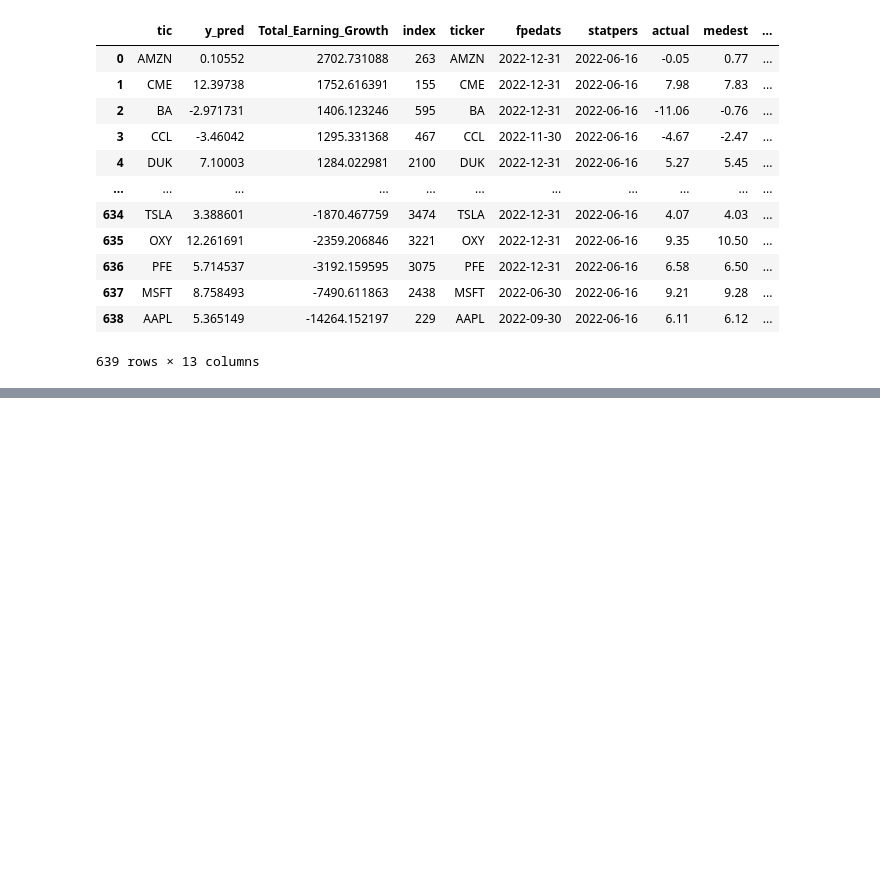
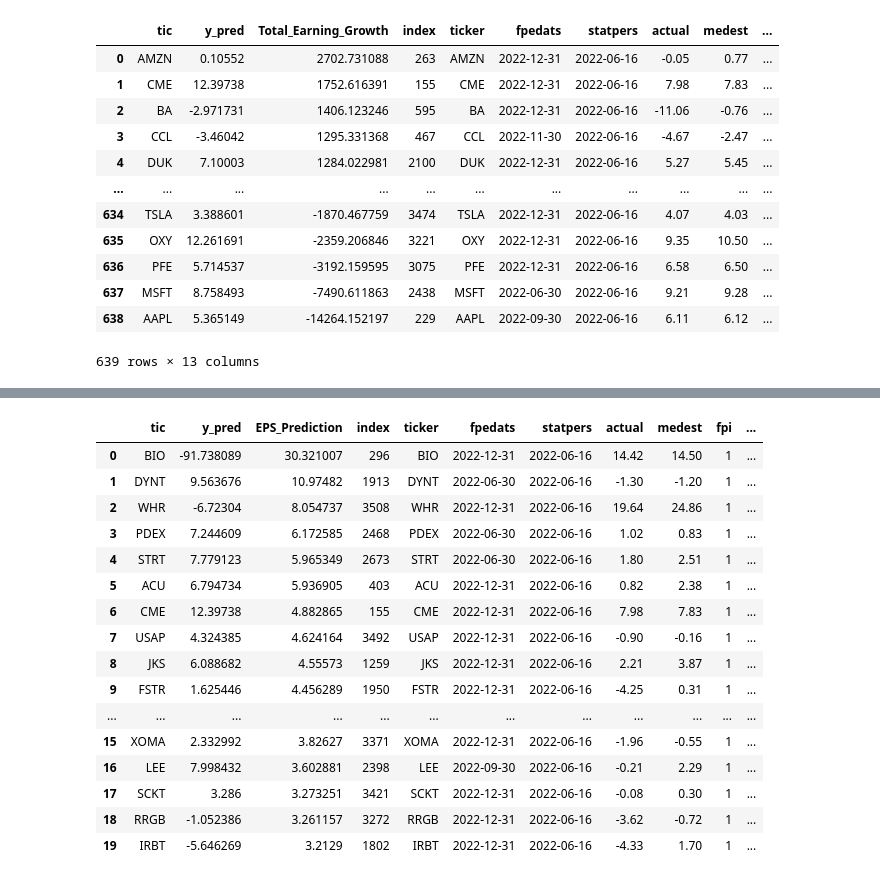
Before and after one commit to MapleKnightOfRiverwood/company-earining-projection, a Jupyter notebook: GA_V1.ipynb, the cells around one changed output, grey strips where cells are left out. Saved outputs shown, nothing was run; the diff lists cells and outputs as text; code cells hidden in the pictures; blank space fills up the shorter version.

```diff
--- a/GA_V1.ipynb
+++ b/GA_V1.ipynb
@@ -665,3 +665,26 @@ prediction_2022
 | 637 | MSFT | 8.758493 | -7490.611863 | 2438 | MSFT | 2022-06-30 | 2022-06-16 | 9.21 | 9.28 | ... |
 | 638 | AAPL | 5.365149 | -14264.152197 | 229 | AAPL | 2022-09-30 | 2022-06-16 | 6.11 | 6.12 | ... |
 639 rows × 13 columns
+# %%
+# 2022 Prediciton, EPS prediction
+models = {'HVZ_one': models['HVZ_one']}
+
+for model_name, model in models.items():
+    print(model_name)
+    X = X_pred_HVZs_2022_select[['at', 'dvc', 'DD', 'E', 'NegE', 'AC']]
+
+    X = add_constant(X)
+
+    y_pred = model.predict(X)
+    y_pred_df = pd.DataFrame(y_pred, columns=['y_pred'])
+    y_pred_df['y_pred'] = y_pred_df['y_pred'] / X_pred_HVZs_2022_select['csho']
+
+    y_pred_df = pd.concat([X_pred_HVZs_2022['tic'], y_pred_df], axis=1)
+    # y_pred_df = pd.concat([y_pred_df, y], axis=1)
+    # y_pred_df = pd.merge(y_pred_df,y, on= 'tic', how='inner')
+
+    # y_pred_df['bias'] = (y_pred_df['E_deflat'] - y_pred_df['y_pred'])/(X_pred_HVZs_2022_select['mrk_eq']/X_pred_HVZs_2022_select['csho']/1000000)
+    # y_pred_df['accuracy'] = np.absolute(y_pred_df['bias'])
+    y_pred_df['EPS_Prediction_Growth'] = y_pred_df['y_pred'] - X['E'] / X_pred_HVZs_2022_select['csho']
+    y_pred_df = y_pred_df.sort_values(by='EPS_Prediction_Growth', ascending=False)
+    print(y_pred_df.head(20))
@@ -667,0 +709,22 @@ prediction_2022
+# %%
+prediction_2022 = pd.merge(y_pred_df, df_analyst_raw_test_2022, how='inner', left_on=['tic'], right_on=['ticker'])
+prediction_2022 = prediction_2022.sort_values(by='EPS_Prediction_Growth', ascending=False)
+prediction_2022.head(20)
+# %% [output]
+|  | tic | y_pred | EPS_Prediction | index | ticker | fpedats | statpers | actual | medest | fpi | ... |
+| 0 | BIO | -91.738089 | 30.321007 | 296 | BIO | 2022-12-31 | 2022-06-16 | 14.42 | 14.50 | 1 | ... |
+| 1 | DYNT | 9.563676 | 10.97482 | 1913 | DYNT | 2022-06-30 | 2022-06-16 | -1.30 | -1.20 | 1 | ... |
+| 2 | WHR | -6.72304 | 8.054737 | 3508 | WHR | 2022-12-31 | 2022-06-16 | 19.64 | 24.86 | 1 | ... |
+| 3 | PDEX | 7.244609 | 6.172585 | 2468 | PDEX | 2022-06-30 | 2022-06-16 | 1.02 | 0.83 | 1 | ... |
+| 4 | STRT | 7.779123 | 5.965349 | 2673 | STRT | 2022-06-30 | 2022-06-16 | 1.80 | 2.51 | 1 | ... |
+| 5 | ACU | 6.794734 | 5.936905 | 403 | ACU | 2022-12-31 | 2022-06-16 | 0.82 | 2.38 | 1 | ... |
+| 6 | CME | 12.39738 | 4.882865 | 155 | CME | 2022-12-31 | 2022-06-16 | 7.98 | 7.83 | 1 | ... |
+| 7 | USAP | 4.324385 | 4.624164 | 3492 | USAP | 2022-12-31 | 2022-06-16 | -0.90 | -0.16 | 1 | ... |
+| 8 | JKS | 6.088682 | 4.55573 | 1259 | JKS | 2022-12-31 | 2022-06-16 | 2.21 | 3.87 | 1 | ... |
+| 9 | FSTR | 1.625446 | 4.456289 | 1950 | FSTR | 2022-12-31 | 2022-06-16 | -4.25 | 0.31 | 1 | ... |
+| ... | ... | ... | ... | ... | ... | ... | ... | ... | ... | ... | ... |
+| 15 | XOMA | 2.332992 | 3.82627 | 3371 | XOMA | 2022-12-31 | 2022-06-16 | -1.96 | -0.55 | 1 | ... |
+| 16 | LEE | 7.998432 | 3.602881 | 2398 | LEE | 2022-09-30 | 2022-06-16 | -0.21 | 2.29 | 1 | ... |
+| 17 | SCKT | 3.286 | 3.273251 | 3421 | SCKT | 2022-12-31 | 2022-06-16 | -0.08 | 0.30 | 1 | ... |
+| 18 | RRGB | -1.052386 | 3.261157 | 3272 | RRGB | 2022-12-31 | 2022-06-16 | -3.62 | -0.72 | 1 | ... |
+| 19 | IRBT | -5.646269 | 3.2129 | 1802 | IRBT | 2022-12-31 | 2022-06-16 | -4.33 | 1.70 | 1 | ... |
```
Also changed, not shown: parts of 3 cells of this notebook.
